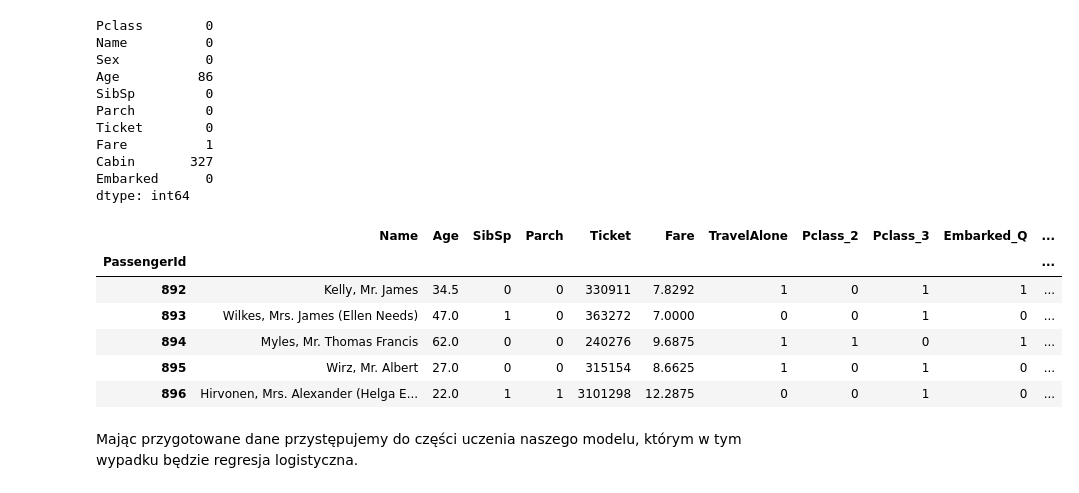
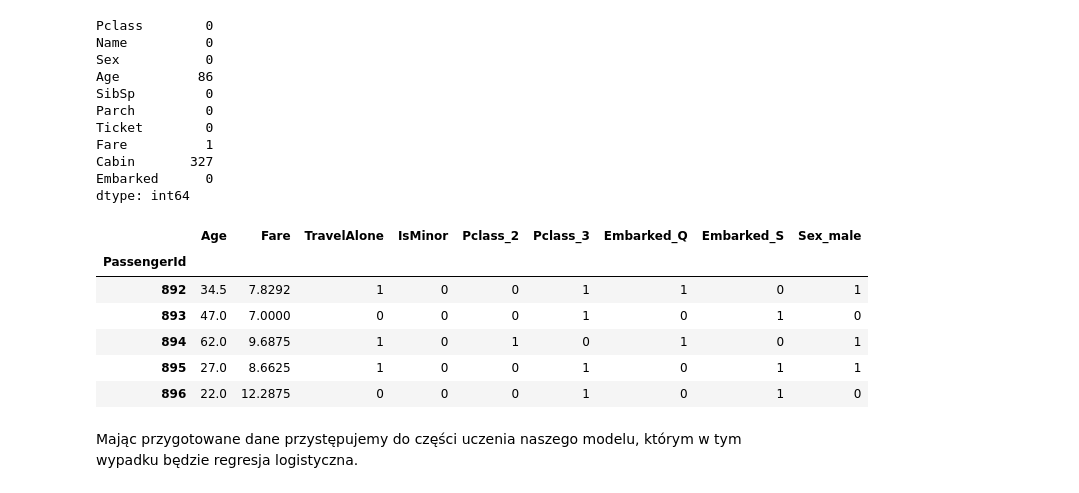
Before and after one commit to pfilo8/Dni-Matematyki-2018---Warsztaty-Gauss, a Jupyter notebook: Titanic.ipynb, the cells around one changed output. Saved outputs shown, nothing was run; the diff lists cells and outputs as text; code cells hidden in the pictures.

```diff
--- a/Titanic.ipynb
+++ b/Titanic.ipynb
@@ -226,31 +227,31 @@ dtype: int64
 # %%
 test_data = test_df.copy()
 
 #Uzupełnianie danych
 test_data["Age"].fillna(train_df["Age"].median(skipna = True), inplace = True)
 test_data["Fare"].fillna(train_df["Fare"].median(skipna = True), inplace = True)
 test_data.drop('Cabin', axis = 1, inplace = True)
 
 #Tworzenie nowych zmiennych
 test_data['TravelAlone'] = np.where((test_data["SibSp"] + test_data["Parch"])== 0, 1, 0)
-test_data['IsMinor']  =np.where(final_test['Age'] <= 16, 1, 0)
+test_data['IsMinor']  =np.where(test_data['Age'] <= 16, 1, 0)
 
 #Usuwanie niepotrzebnych zmiennych
-test_data.drop(['SibSp', 'Parch', 'Name'], axis = 1, inplace = True)
+test_data.drop(['SibSp', 'Parch', 'Name', 'Ticket'], axis = 1, inplace = True)
 
 #OneHotEncoding
 testing = pd.get_dummies(test_data, columns = ["Pclass","Embarked","Sex"], drop_first = True)
 
 final_test = testing
 final_test.head()
 # %% [output]
-|  | Name | Age | SibSp | Parch | Ticket | Fare | TravelAlone | Pclass_2 | Pclass_3 | Embarked_Q | ... |
-| PassengerId |  |  |  |  |  |  |  |  |  |  | ... |
-| 892 | Kelly, Mr. James | 34.5 | 0 | 0 | 330911 | 7.8292 | 1 | 0 | 1 | 1 | ... |
-| 893 | Wilkes, Mrs. James (Ellen Needs) | 47.0 | 1 | 0 | 363272 | 7.0000 | 0 | 0 | 1 | 0 | ... |
-| 894 | Myles, Mr. Thomas Francis | 62.0 | 0 | 0 | 240276 | 9.6875 | 1 | 1 | 0 | 1 | ... |
-| 895 | Wirz, Mr. Albert | 27.0 | 0 | 0 | 315154 | 8.6625 | 1 | 0 | 1 | 0 | ... |
-| 896 | Hirvonen, Mrs. Alexander (Helga E... | 22.0 | 1 | 1 | 3101298 | 12.2875 | 0 | 0 | 1 | 0 | ... |
+|  | Age | Fare | TravelAlone | IsMinor | Pclass_2 | Pclass_3 | Embarked_Q | Embarked_S | Sex_male |
+| PassengerId |  |  |  |  |  |  |  |  |  |
+| 892 | 34.5 | 7.8292 | 1 | 0 | 0 | 1 | 1 | 0 | 1 |
+| 893 | 47.0 | 7.0000 | 0 | 0 | 0 | 1 | 0 | 1 | 0 |
+| 894 | 62.0 | 9.6875 | 1 | 0 | 1 | 0 | 1 | 0 | 1 |
+| 895 | 27.0 | 8.6625 | 1 | 0 | 0 | 1 | 0 | 1 | 1 |
+| 896 | 22.0 | 12.2875 | 0 | 0 | 0 | 1 | 0 | 1 | 0 |
 # %% [markdown]
 Mając przygotowane dane przystępujemy do części uczenia naszego modelu, którym w tym wypadku będzie regresja logistyczna.
 # %% [markdown]
```
Also changed, not shown: parts of 13 cells of this notebook, 1 other file.
